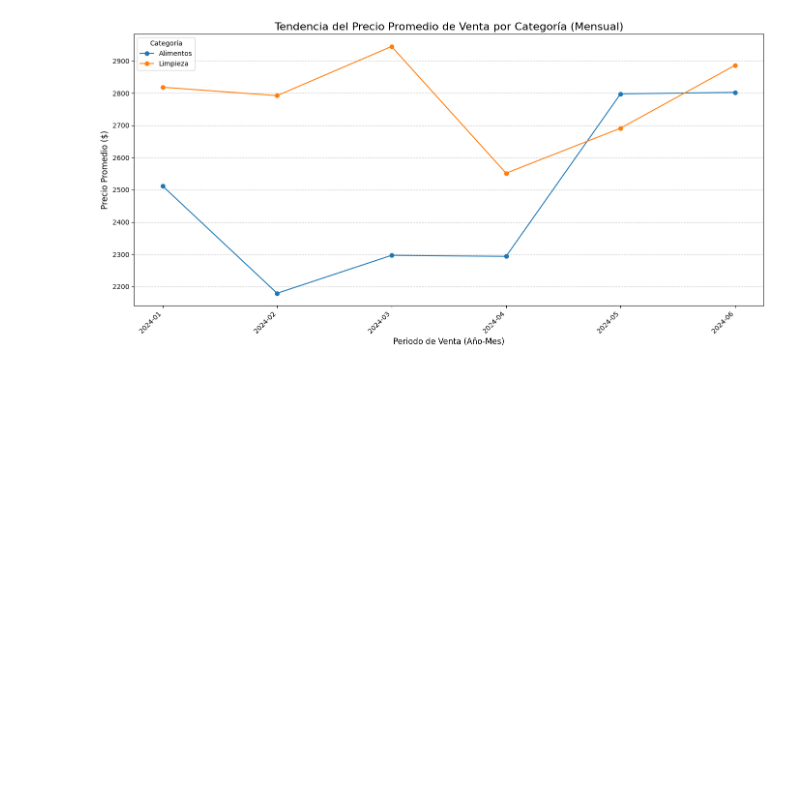
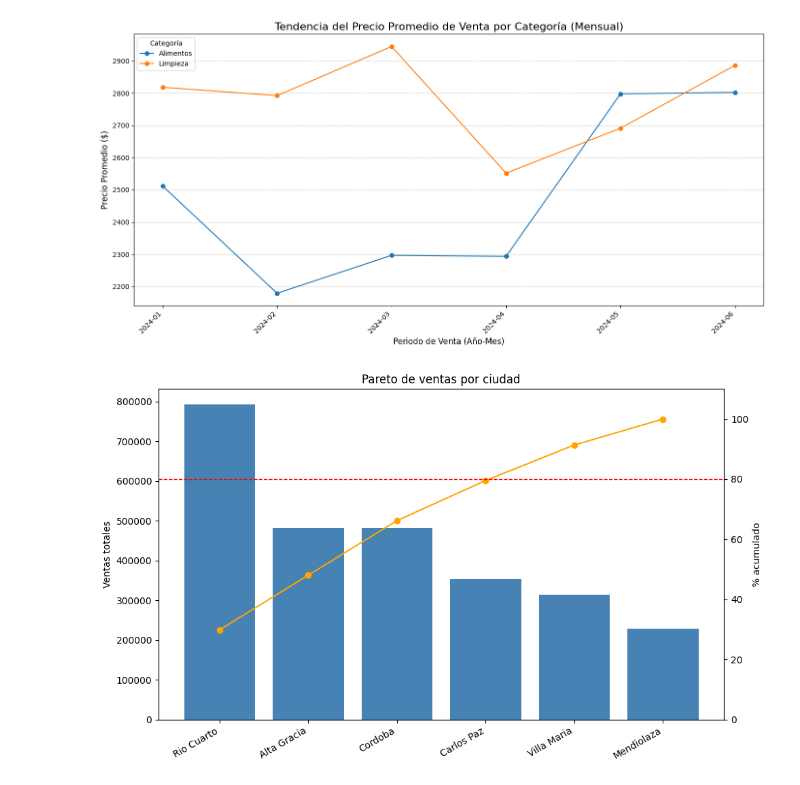
Before and after one commit to fedegonc/Proyecto-Aurelion, a Jupyter notebook: notebooks/normalizacion_y_analisis.ipynb, the cells around one changed output. Cells and saved outputs as stored; diff of their text form; code cells hidden in the pictures; blank space fills up the shorter version.

Commit message:
feat: add Pareto chart visualization for city data analysis

```diff
--- a/notebooks/normalizacion_y_analisis.ipynb
+++ b/notebooks/normalizacion_y_analisis.ipynb
@@ -444,3 +444,34 @@ plt.show()
 # %% [output]
 --- 10. INICIANDO ANÁLISIS DE TENDENCIA DE PRECIOS ---
 [figure]
+# %%
+# --- Pareto de ventas por ciudad ---
+df_pareto_ciudad = (
+    ventas_por_ciudad.reset_index()
+    .rename(columns={'importe': 'ventas'})
+    .sort_values(by='ventas', ascending=False)
+)
+df_pareto_ciudad['acumulado_pct'] = (
+    df_pareto_ciudad['ventas'].cumsum() / df_pareto_ciudad['ventas'].sum() * 100
+)
+
+fig, ax1 = plt.subplots(figsize=(10, 6))
+
+# Barras de ventas
+ax1.bar(df_pareto_ciudad['ciudad'], df_pareto_ciudad['ventas'], color='steelblue')
+ax1.set_ylabel('Ventas totales')
+ax1.set_xticklabels(df_pareto_ciudad['ciudad'], rotation=30, ha='right')
+
+# Curva acumulada
+ax2 = ax1.twinx()
+ax2.plot(df_pareto_ciudad['ciudad'], df_pareto_ciudad['acumulado_pct'],
+         color='orange', marker='o')
+ax2.set_ylabel('% acumulado')
+ax2.axhline(80, color='red', linestyle='--', linewidth=1)
+ax2.set_ylim(0, 110)
+
+plt.title('Pareto de ventas por ciudad')
+plt.tight_layout()
+plt.show()
+# %% [output]
+[figure, added]
```
Also changed, not shown: parts of 2 cells of this notebook.
